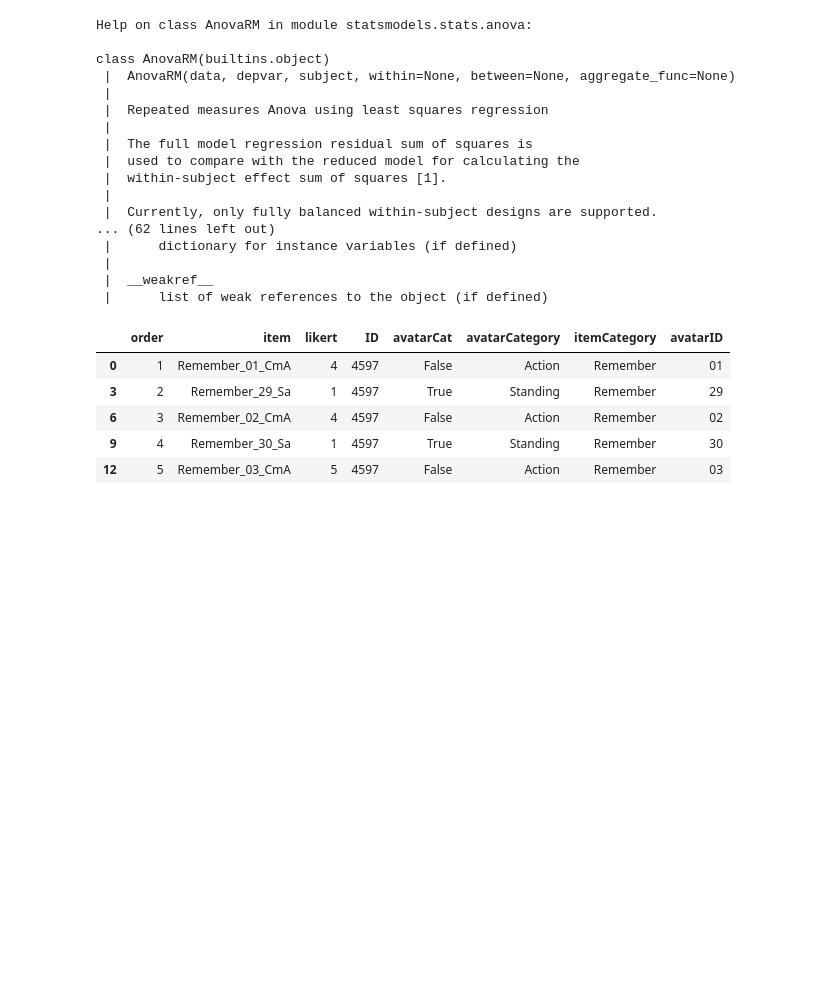
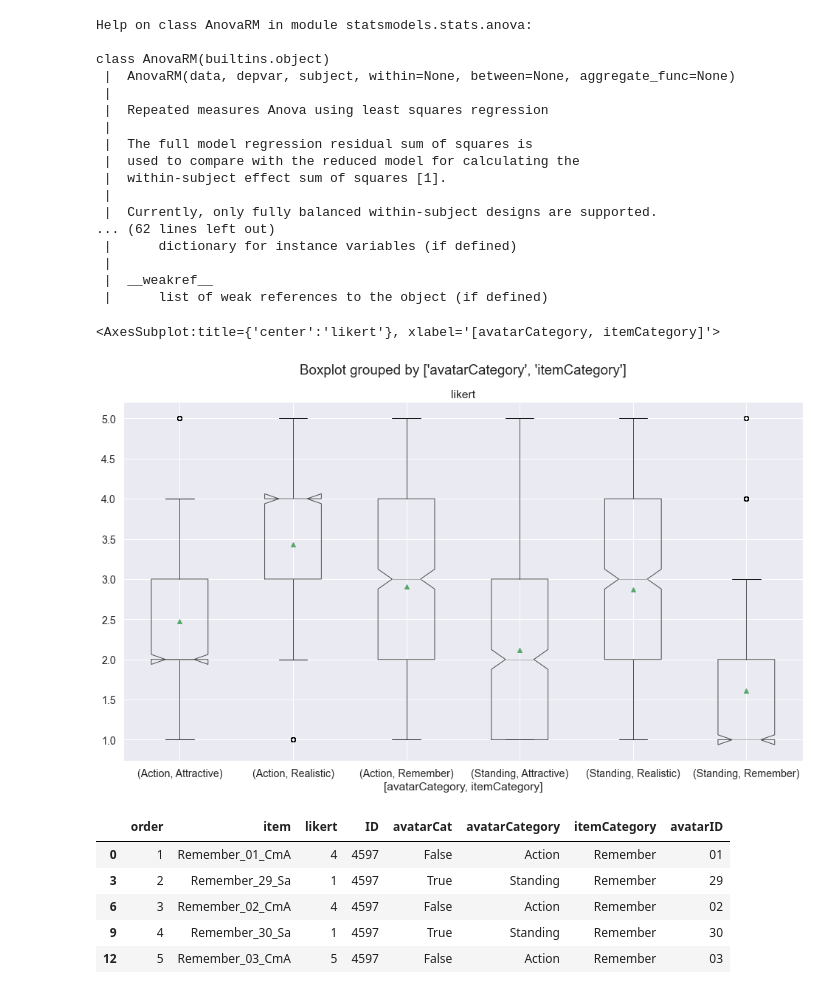
Before and after one commit to tracysanchez/Human_Agents_Impact_Nav, a Jupyter notebook: AvatarQuestionnaire/AvatarQuest.ipynb, the cells around one changed output. Cells and saved outputs as stored; diff of their text form; code cells hidden in the pictures; blank space fills up the shorter version.

```diff
--- a/AvatarQuestionnaire/AvatarQuest.ipynb
+++ b/AvatarQuestionnaire/AvatarQuest.ipynb
@@ -270,6 +298,14 @@ class AnovaRM(builtins.object)
  |
  |  __weakref__
  |      list of weak references to the object (if defined)
+# %%
+df.boxplot(["likert"], by = ["avatarCategory", "itemCategory"],
+           figsize = (16, 9),
+           showmeans = True,
+           notch = True)
+# %% [output]
+<AxesSubplot:title={'center':'likert'}, xlabel='[avatarCategory, itemCategory]'>
+[figure, added]
 # %%
 df1 = df[df['itemCategory']== 'Remember']
 df1.head()
```
Also changed, not shown: parts of 16 cells of this notebook, 3 other files.
